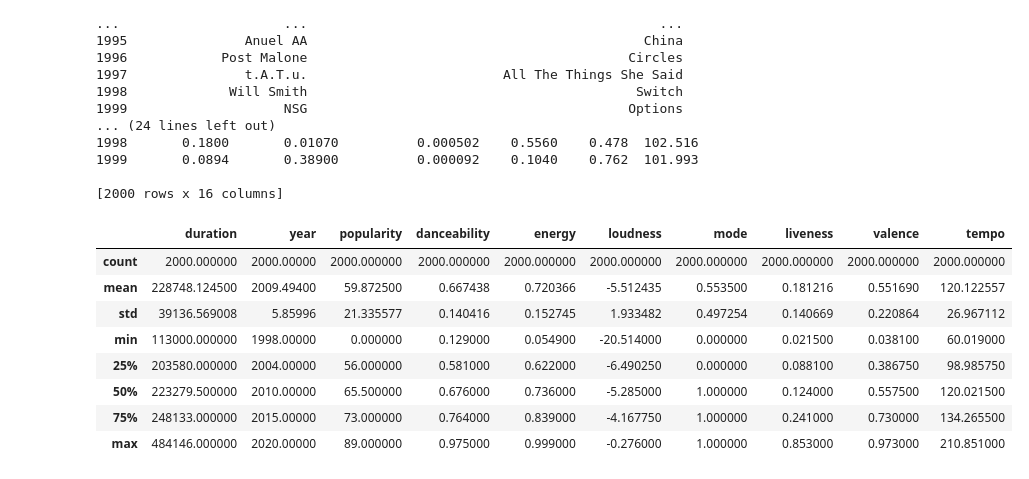
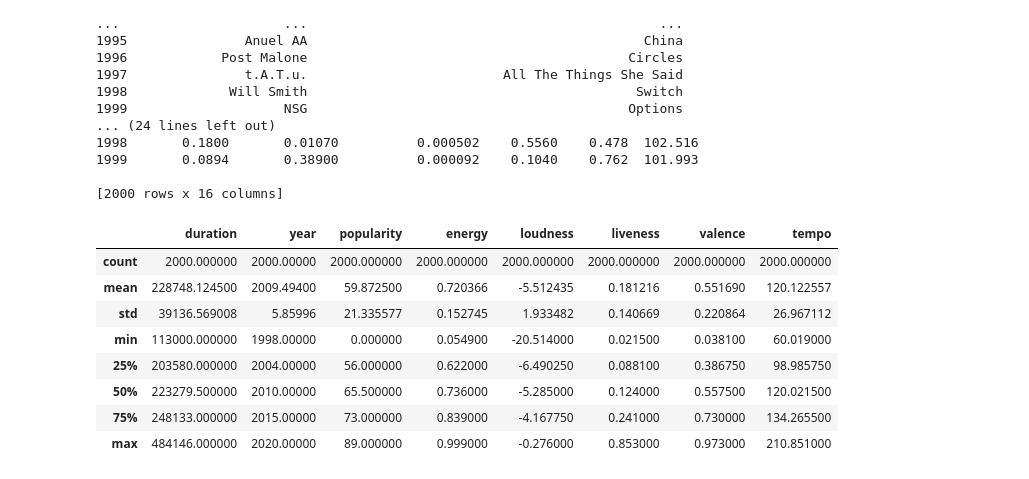
Before and after one commit to shaanCh/Data_Science-Machine_Learning, a Jupyter notebook: Machine Learning/MR Spotify.ipynb, the cells around one changed output. Drawn from its saved outputs; the diff is of its cells as text; code cells hidden in the pictures.

```diff
--- a/Machine Learning/MR Spotify.ipynb
+++ b/Machine Learning/MR Spotify.ipynb
@@ -53,20 +53,20 @@ print(grouped)
 
 [2000 rows x 16 columns]
 # %%
-#Drop Instrumentalness, acousticness, speechness, key,
-grouped.drop(['instrumentalness', 'acousticness', 'speechiness', 'key'], axis = 1, inplace=True)
+#Drop Instrumentalness, acousticness, speechness, key, mode, danceability
+grouped.drop(['instrumentalness', 'acousticness', 'speechiness', 'key', 'mode', 'danceability'], axis = 1, inplace=True)
 grouped.dropna(axis=0, inplace=True)
 grouped.describe()
 # %% [output]
-|  | duration | year | popularity | danceability | energy | loudness | mode | liveness | valence | tempo |
-| count | 2000.000000 | 2000.00000 | 2000.000000 | 2000.000000 | 2000.000000 | 2000.000000 | 2000.000000 | 2000.000000 | 2000.000000 | 2000.000000 |
-| mean | 228748.124500 | 2009.49400 | 59.872500 | 0.667438 | 0.720366 | -5.512435 | 0.553500 | 0.181216 | 0.551690 | 120.122557 |
-| std | 39136.569008 | 5.85996 | 21.335577 | 0.140416 | 0.152745 | 1.933482 | 0.497254 | 0.140669 | 0.220864 | 26.967112 |
-| min | 113000.000000 | 1998.00000 | 0.000000 | 0.129000 | 0.054900 | -20.514000 | 0.000000 | 0.021500 | 0.038100 | 60.019000 |
-| 25% | 203580.000000 | 2004.00000 | 56.000000 | 0.581000 | 0.622000 | -6.490250 | 0.000000 | 0.088100 | 0.386750 | 98.985750 |
-| 50% | 223279.500000 | 2010.00000 | 65.500000 | 0.676000 | 0.736000 | -5.285000 | 1.000000 | 0.124000 | 0.557500 | 120.021500 |
-| 75% | 248133.000000 | 2015.00000 | 73.000000 | 0.764000 | 0.839000 | -4.167750 | 1.000000 | 0.241000 | 0.730000 | 134.265500 |
-| max | 484146.000000 | 2020.00000 | 89.000000 | 0.975000 | 0.999000 | -0.276000 | 1.000000 | 0.853000 | 0.973000 | 210.851000 |
+|  | duration | year | popularity | energy | loudness | liveness | valence | tempo |
+| count | 2000.000000 | 2000.00000 | 2000.000000 | 2000.000000 | 2000.000000 | 2000.000000 | 2000.000000 | 2000.000000 |
+| mean | 228748.124500 | 2009.49400 | 59.872500 | 0.720366 | -5.512435 | 0.181216 | 0.551690 | 120.122557 |
+| std | 39136.569008 | 5.85996 | 21.335577 | 0.152745 | 1.933482 | 0.140669 | 0.220864 | 26.967112 |
+| min | 113000.000000 | 1998.00000 | 0.000000 | 0.054900 | -20.514000 | 0.021500 | 0.038100 | 60.019000 |
+| 25% | 203580.000000 | 2004.00000 | 56.000000 | 0.622000 | -6.490250 | 0.088100 | 0.386750 | 98.985750 |
+| 50% | 223279.500000 | 2010.00000 | 65.500000 | 0.736000 | -5.285000 | 0.124000 | 0.557500 | 120.021500 |
+| 75% | 248133.000000 | 2015.00000 | 73.000000 | 0.839000 | -4.167750 | 0.241000 | 0.730000 | 134.265500 |
+| max | 484146.000000 | 2020.00000 | 89.000000 | 0.999000 | -0.276000 | 0.853000 | 0.973000 | 210.851000 |
 # %%
 cor = grouped.corr()
 print(cor)
```
Also changed, not shown: parts of 1 cell of this notebook.
